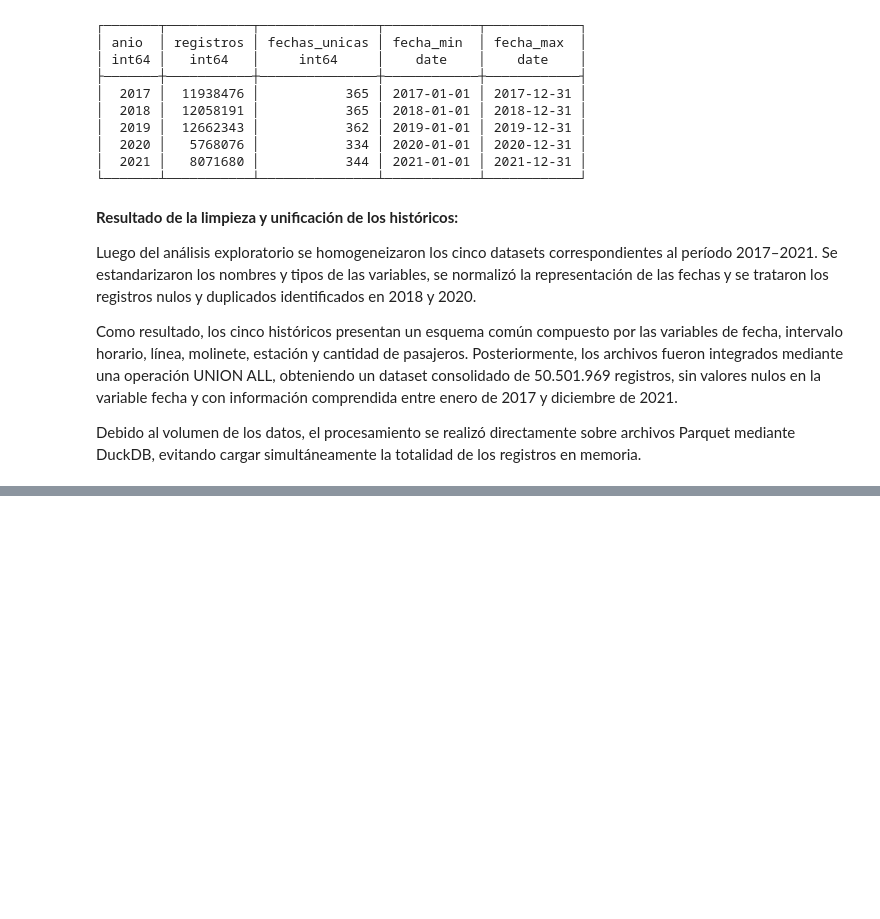
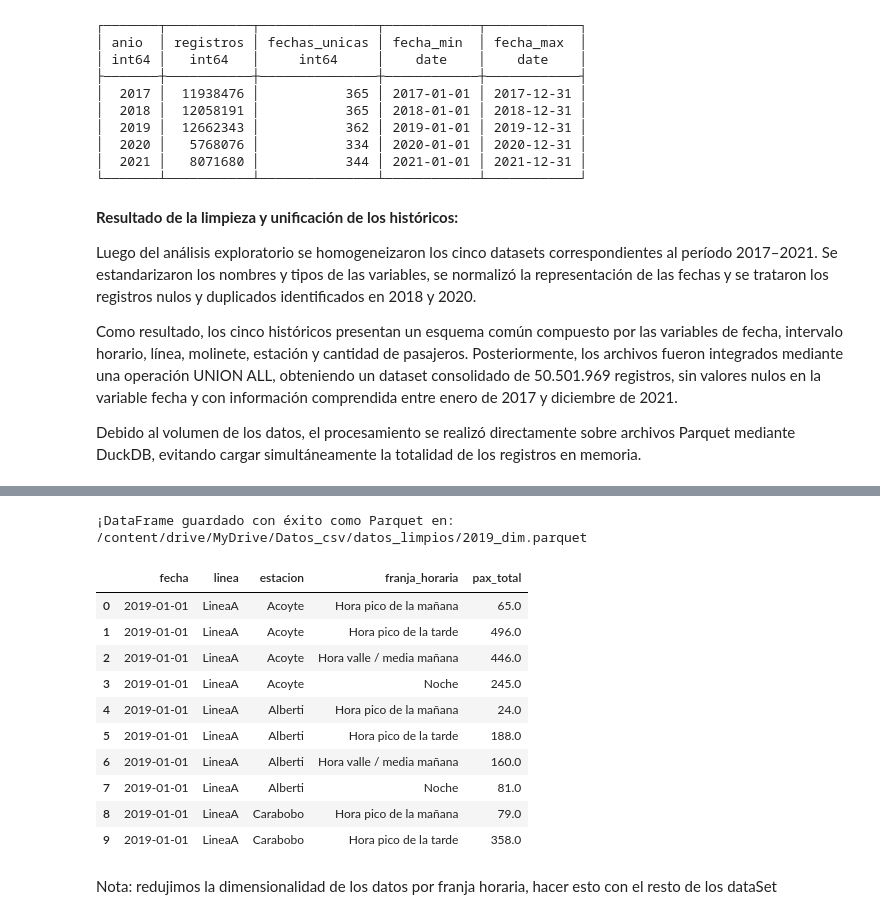
Before and after one commit to ChronosXV/Metodologia_grupo2, a Jupyter notebook: Metodologia_1_Grupo_2_Validado.ipynb, the cells around one changed output, grey strips where cells are left out. Drawn from its saved outputs; the diff is of its cells as text; code cells hidden in the pictures; blank space fills up the shorter version.

```diff
--- a/Metodologia_1_Grupo_2_Validado.ipynb
+++ b/Metodologia_1_Grupo_2_Validado.ipynb
@@ -734,0 +776,32 @@ CSV con 1000 registros exportado a: /content/drive/MyDrive/Datos_csv/datos_limpi
+# %%
+import pandas as pd
+
+# Convertir la columna 'desde' a formato de tiempo para realizar la asignación fácilmente
+df_2019['hora_dt'] = pd.to_datetime(df_2019['desde'], format='%H:%M:%S').dt.time
+
+def asignar_franja(hora):
+    # Definir los límites de tiempo
+    h = hora.hour
+    if 0 <= h < 6:
+        return 'Madrugada'
+    elif 6 <= h < 10:
+        return 'Hora pico de la mañana'
+    elif 10 <= h < 16:
+        return 'Hora valle / media mañana'
+    elif 16 <= h < 20:
+        return 'Hora pico de la tarde'
+    else:
+        return 'Noche'
+
+# Crear la nueva columna con la franja horaria
+df_2019['franja_horaria'] = df_2019['hora_dt'].apply(asignar_franja)
+
+# Agrupar por fecha, linea, estacion y franja_horaria sumando pax_total
+df_2019_agrupado = df_2019.groupby(['fecha', 'linea', 'estacion', 'franja_horaria'], as_index=False)['pax_total'].sum()
+
+# Limpiar columna temporal
+df_2019.drop(columns=['hora_dt'], inplace=True)
+
+print("Estructura del nuevo DataFrame agrupado por franja horaria:")
+print(df_2019_agrupado.head())
+print(f"\nDimensiones del nuevo DataFrame agrupado: {df_2019_agrupado.shape}")
@@ -734,0 +818,27 @@ CSV con 1000 registros exportado a: /content/drive/MyDrive/Datos_csv/datos_limpi
+# %%
+# Definir la ruta de guardado usando 'ruta_carpeta' disponible en el kernel
+ruta_2019_dim = os.path.join(ruta_carpeta, "2019_dim.parquet")
+
+# Guardar el DataFrame agrupado como archivo Parquet
+df_2019_agrupado.to_parquet(ruta_2019_dim, index=False)
+
+print(f"¡DataFrame guardado con éxito como Parquet en:\n{ruta_2019_dim}")
+# %% [output]
+¡DataFrame guardado con éxito como Parquet en:
+/content/drive/MyDrive/Datos_csv/datos_limpios/2019_dim.parquet
+# %%
+df_2019_agrupado.head(10)
+# %% [output]
+|  | fecha | linea | estacion | franja_horaria | pax_total |
+| 0 | 2019-01-01 | LineaA | Acoyte | Hora pico de la mañana | 65.0 |
+| 1 | 2019-01-01 | LineaA | Acoyte | Hora pico de la tarde | 496.0 |
+| 2 | 2019-01-01 | LineaA | Acoyte | Hora valle / media mañana | 446.0 |
+| 3 | 2019-01-01 | LineaA | Acoyte | Noche | 245.0 |
+| 4 | 2019-01-01 | LineaA | Alberti | Hora pico de la mañana | 24.0 |
+| 5 | 2019-01-01 | LineaA | Alberti | Hora pico de la tarde | 188.0 |
+| 6 | 2019-01-01 | LineaA | Alberti | Hora valle / media mañana | 160.0 |
+| 7 | 2019-01-01 | LineaA | Alberti | Noche | 81.0 |
+| 8 | 2019-01-01 | LineaA | Carabobo | Hora pico de la mañana | 79.0 |
+| 9 | 2019-01-01 | LineaA | Carabobo | Hora pico de la tarde | 358.0 |
+# %% [markdown]
+Nota: redujimos la dimensionalidad de los datos por franja horaria, hacer esto con el resto de los dataSet
```
Also changed, not shown: parts of 14 cells of this notebook.
